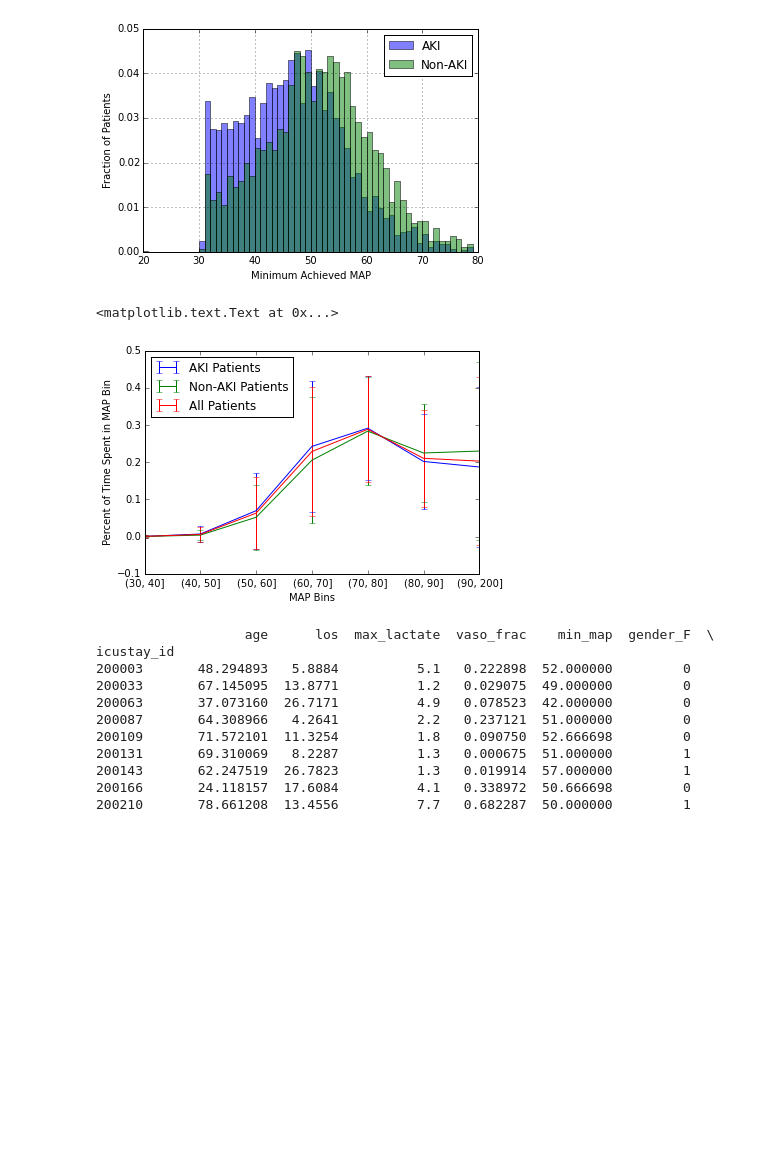
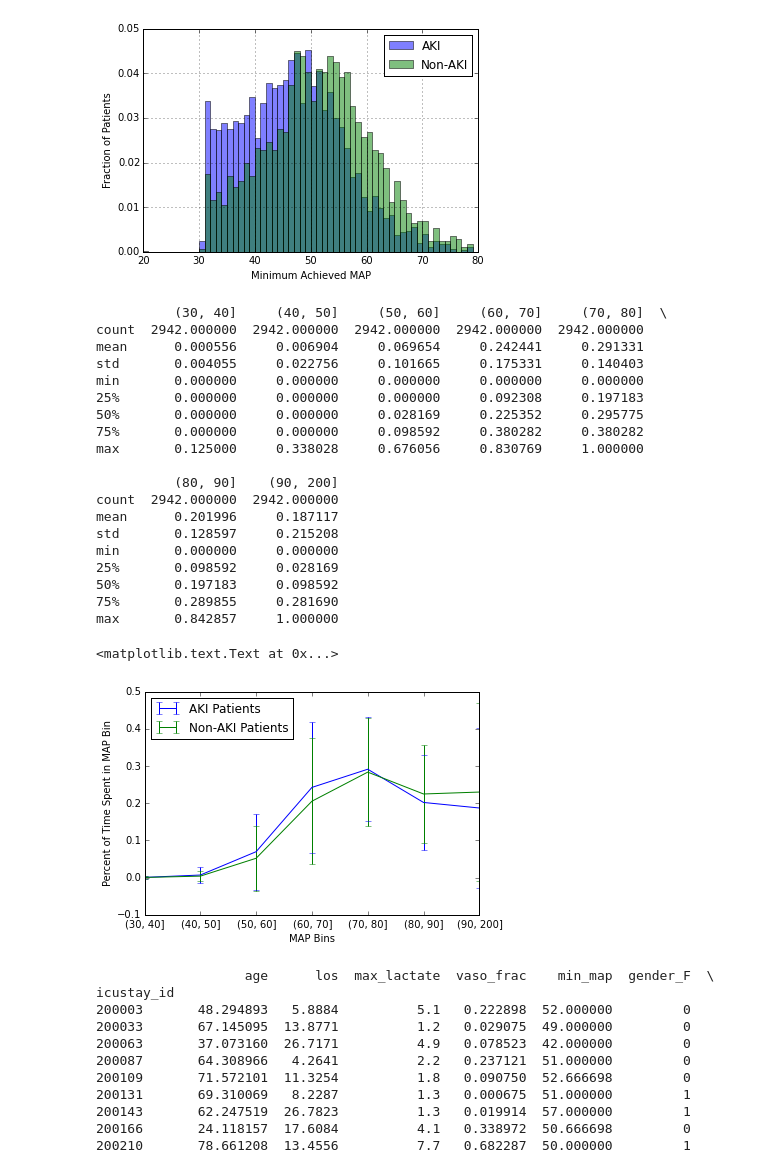
Before and after one commit to nalinimsingh/HST.953-AKI-Prediction, a Jupyter notebook: data_analysis/final_analysis.ipynb, the cells around one changed output. Cells and saved outputs as stored; diff of their text form; code cells hidden in the pictures; blank space fills up the shorter version.

Commit message:
Simplify line plot and cosmetic changes

```diff
--- a/data_analysis/final_analysis.ipynb
+++ b/data_analysis/final_analysis.ipynb
@@ -104,29 +104,45 @@ plt.show()
 # %%
 # Plot of percent of time spent within each MAP bin
 map_labels = ['(30, 40]','(40, 50]','(50, 60]','(60, 70]','(70, 80]','(80, 90]','(90, 200]']
 
 aki_map_avg = aki_dataset[map_labels].describe()
 non_aki_map_avg = non_aki_dataset[map_labels].describe()
 all_map_avg = lr_data[map_labels].describe()
-
+print aki_map_avg
 ind_avg = 1
 ind_std = 2
 
 row = aki_map_avg.iloc[ind_avg]
 row.plot(kind='line',yerr=aki_map_avg.iloc[ind_std],label='AKI Patients')
 
 row = non_aki_map_avg.iloc[ind_avg]
 row.plot(kind='line',yerr=non_aki_map_avg.iloc[ind_std],label='Non-AKI Patients')
 
-row = all_map_avg.iloc[ind_avg]
-row.plot(kind='line',yerr=all_map_avg.iloc[ind_std],label='All Patients')
-
 plt.legend(loc='upper left')
 plt.xlabel('MAP Bins')
 plt.ylabel('Percent of Time Spent in MAP Bin')
 # %% [output]
-<matplotlib.text.Text at 0x...>
+          (30, 40]     (40, 50]     (50, 60]     (60, 70]     (70, 80]  \
+count  2942.000000  2942.000000  2942.000000  2942.000000  2942.000000
+mean      0.000556     0.006904     0.069654     0.242441     0.291331
+std       0.004055     0.022756     0.101665     0.175331     0.140403
+min       0.000000     0.000000     0.000000     0.000000     0.000000
+25%       0.000000     0.000000     0.000000     0.092308     0.197183
+50%       0.000000     0.000000     0.028169     0.225352     0.295775
+75%       0.000000     0.000000     0.098592     0.380282     0.380282
+max       0.125000     0.338028     0.676056     0.830769     1.000000
+
+          (80, 90]    (90, 200]
+count  2942.000000  2942.000000
+mean      0.201996     0.187117
+std       0.128597     0.215208
+min       0.000000     0.000000
+25%       0.098592     0.028169
+50%       0.197183     0.098592
+75%       0.289855     0.281690
+max       0.842857     1.000000
+<matplotlib.text.Text at 0x...>
-[figure, old version]
+[figure, new version]
 # %%
 # Organize data for logistic regression
 
```
Also changed, not shown: 2 other files.
